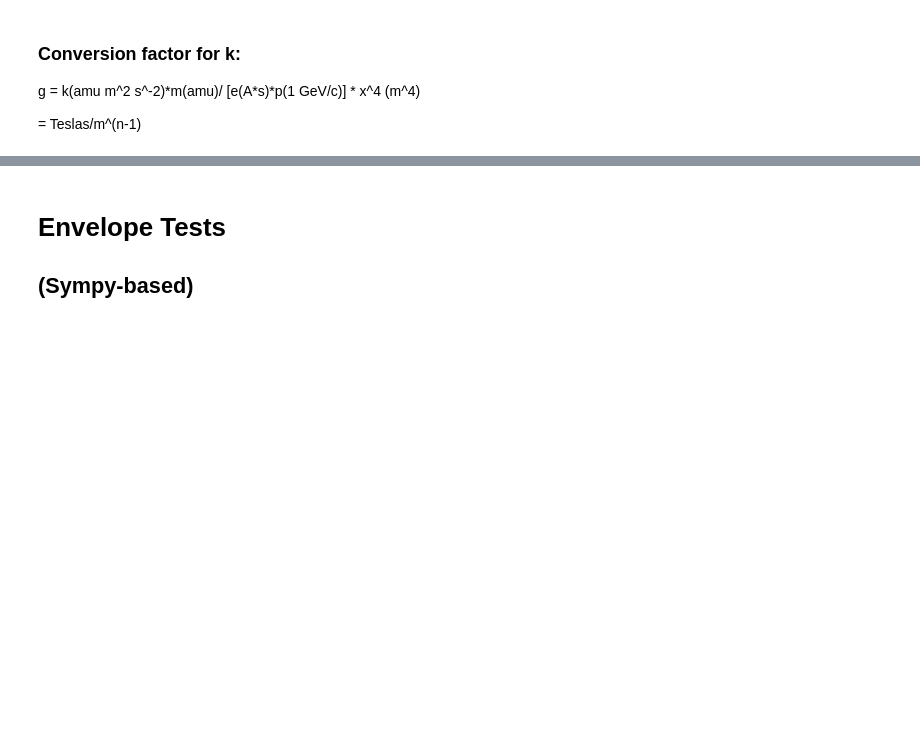
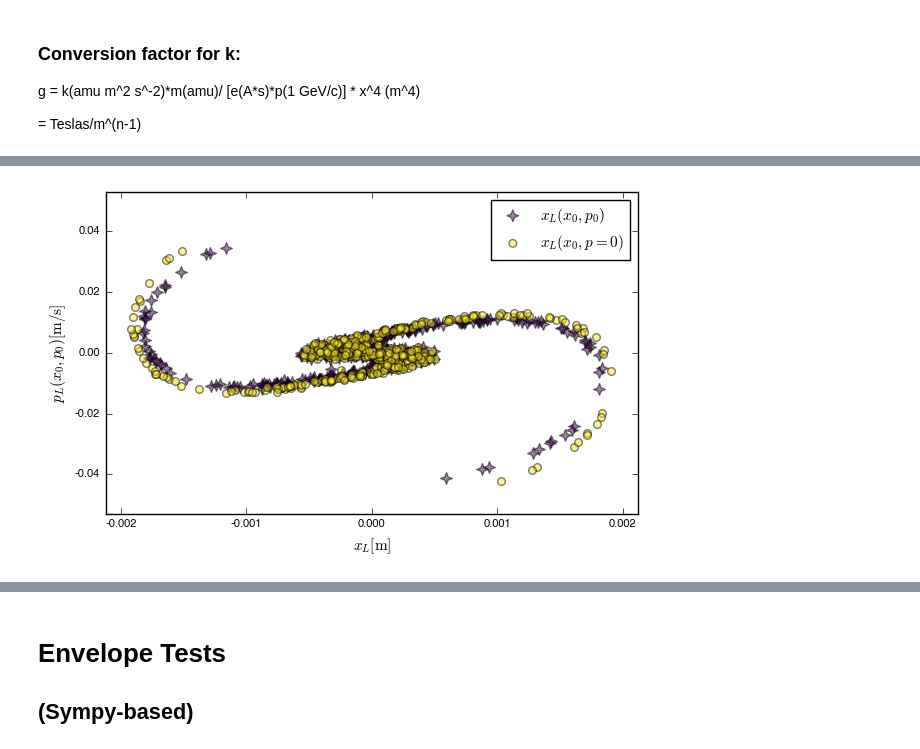
Before and after one commit to benfolsom/dcplapprx, a Jupyter notebook: suppl1_octupole_plots.ipynb, the cells around one changed output, grey strips where cells are left out. Cells and saved outputs as stored; diff of their text form; code cells hidden in the pictures; blank space fills up the shorter version.

```diff
--- a/suppl1_octupole_plots.ipynb
+++ b/suppl1_octupole_plots.ipynb
@@ -160 +123,19 @@ qₓer, pₓer =multiter("er");
+# %%
+Plots.scatter(qₓdf[1:length(qₓdf)/500:end],pₓdf[1:length(pₓdf)/500:end],
+alpha=.5,m=(:star4,8.5),grid=false,
+label = L"x_L(x_0,p_0)")
+Plots.scatter!(qₓzr[1:length(qₓzr)/500:end],pₓzr[1:length(pₓzr)/500:end],alpha=.5,
+label = L"x_L(x_0,p=0)",m=(:circle,5.5))
+
+plot!(ylim=(-.05,.05))
+plot!(xlim=(-.002,.002))
+
+xlabel!(L"x_L\rm{[m]}")
+ylabel!(L"p_L(x_0,p_0)\rm{[m/s]}")
+#
+plot!(margin=5px,top_margin=35px,bottom_margin=1px,
+legendfont=Plots.font("Helvetica",11))
+Plots.pdf("/Users/benfolsom/Desktop/zeros")
+# %% [output]
+[figure, added]
 # %%
```
Also changed, not shown: parts of 17 cells of this notebook.
